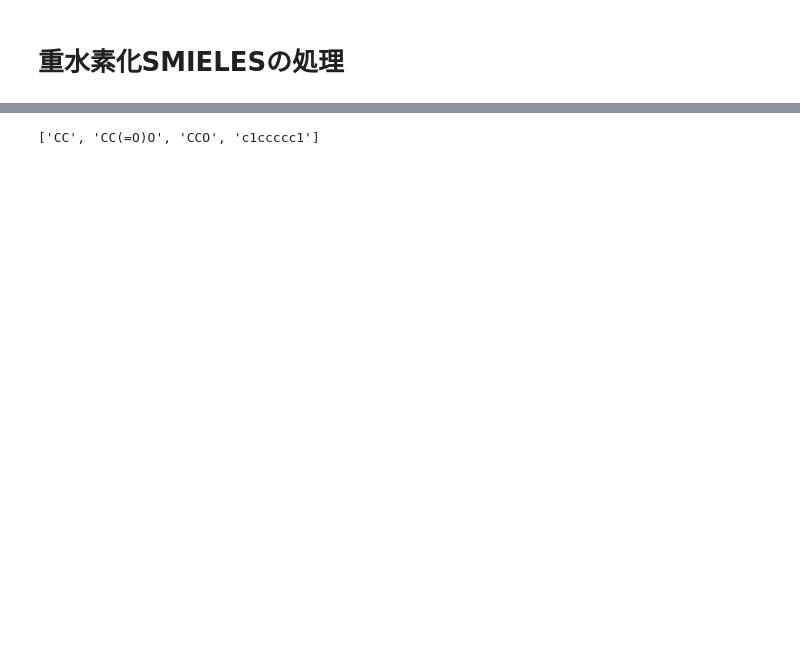
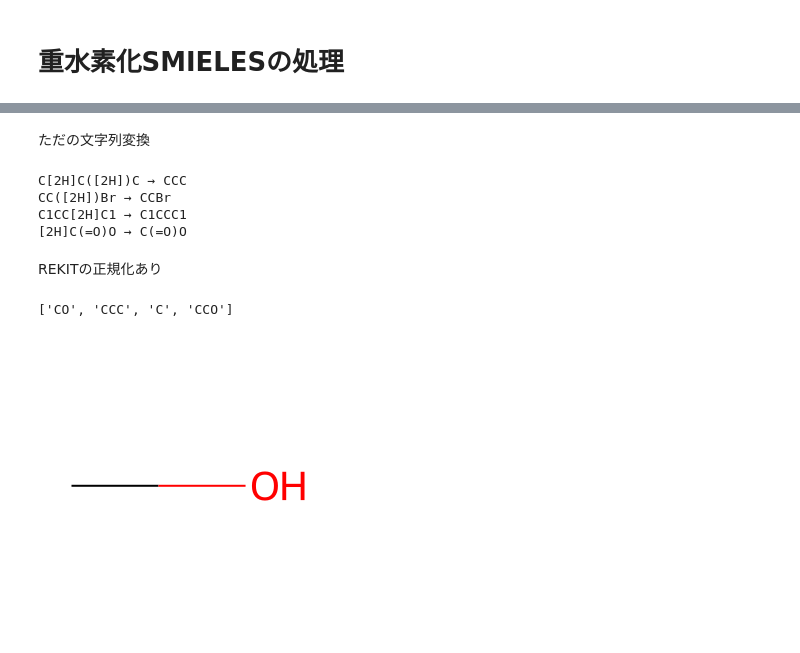
Before and after one commit to takky0127/my_mi_project, a Jupyter notebook: rdkit/RDKIT_basic.ipynb, the cells around one changed output, grey strips where cells are left out. Saved outputs shown, nothing was run; the diff lists cells and outputs as text; code cells hidden in the pictures; blank space fills up the shorter version.

```diff
--- a/rdkit/RDKIT_basic.ipynb
+++ b/rdkit/RDKIT_basic.ipynb
@@ -334,11 +258,33 @@ def remove_h_isotopes_from_smiles(smiles_list):
-# %%
-smiles_list = [
-    "CC[2H]",         # 重水素付きエタン（末端）
-    "C[3H]C(=O)O",    # 三重水素が書かれた酢酸誘導体（以前は None になった）
-    "CCO",            # 通常のエタノール
-    "[2H]C1=CC=CC=C1" # 芳香環上に明示されたD（例）
-]
-
-print(remove_h_isotopes_from_smiles(smiles_list))
-# %% [output]
-['CC', 'CC(=O)O', 'CCO', 'c1ccccc1']
+# %% [markdown]
+ただの文字列変換
+# %%
+import re
+
+def remove_deuterium_from_list(smiles_list):
+    """
+    SMILESリストから ([2H]) および [2H] を削除する
+    （重水素を水素に変換する目的）
+    """
+    pattern = re.compile(r'\(\[2H\]\)|\[2H\]')
+    cleaned_list = [pattern.sub('', smiles) for smiles in smiles_list]
+    return cleaned_list
+
+
+# --- 使用例 ---
+smiles_list = [
+    "C[2H]C([2H])C",
+    "CC([2H])Br",
+    "C1CC[2H]C1",
+    "[2H]C(=O)O"
+]
+
+converted = remove_deuterium_from_list(smiles_list)
+for original, new in zip(smiles_list, converted):
+    print(original, "→", new)
+# %% [output]
+C[2H]C([2H])C → CCC
+CC([2H])Br → CCBr
+C1CC[2H]C1 → C1CCC1
+[2H]C(=O)O → C(=O)O
+# %% [markdown]
+REKITの正規化あり
@@ -345,2 +325,14 @@ print(remove_h_isotopes_from_smiles(smiles_list))
+# %%
+smiles_list = ["C([2H])O", "CC([2H])C", "C[2H]", "CCO"]
+converted = replace_deuterium_with_hydrogen(smiles_list)
+print(converted)
+# %% [output]
+['CO', 'CCC', 'C', 'CCO']
+# %%
+mols = Chem.MolFromSmiles("CO")
+
+Draw.MolToImage(mols)
+# %% [output]
+[figure, added]
 # %%
 # !jupyter nbconvert --to html RDKIT_basic.ipynb
```
Also changed, not shown: parts of 11 cells of this notebook.
